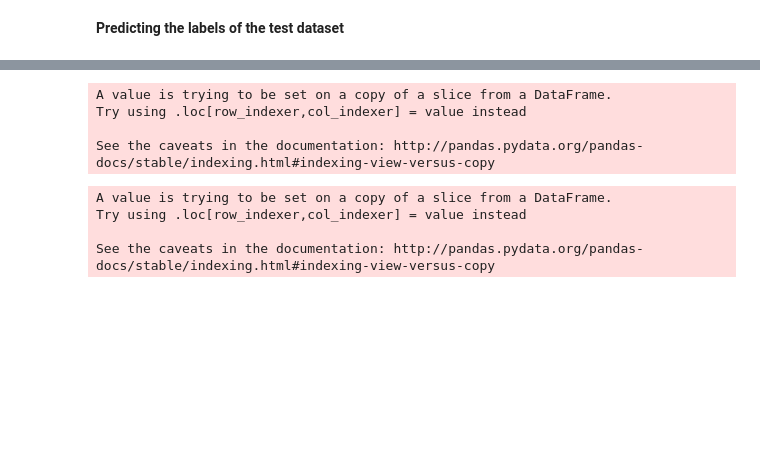
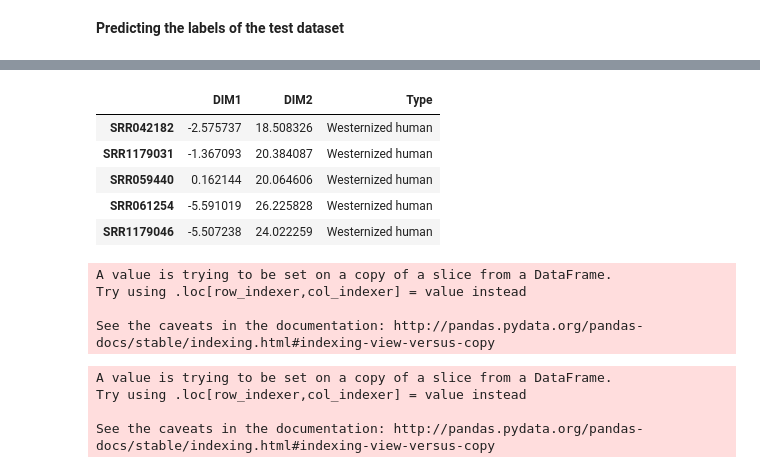
Before and after one commit to maxibor/coproid-article, a Jupyter notebook: figures/figure3/figure3.ipynb, the cells around one changed output, grey strips where cells are left out. Cells and saved outputs as stored; diff of their text form; code cells hidden in the pictures; blank space fills up the shorter version.

```diff
--- a/figures/figure3/figure3.ipynb
+++ b/figures/figure3/figure3.ipynb
@@ -32,3 +44,9 @@ source_labels = source_labels.set_index(source_labels.index.str.replace(" ",""))
+# %%
+tmp = source_labels.merge(indian_metadata['Type'], left_index = True, right_index = True, how= 'left')
+# %%
+tmp['Type_z'] =  np.where(tmp['Study'] == 'Indian Microbiome',  tmp['Type_y'], tmp['Type_x'])
+# %%
+source_labels['Type'] = tmp['Type_z']
 # %%
 def gmpr_size_factor(col, ar):
     pr = np.apply_along_axis(lambda x: np.divide(ar[:, col], x), 0, ar)
@@ -109,0 +156,4 @@ train_embed_plot['Type'] = pd.Categorical(train_embed_plot['Type'], categories=[
+# %%
+source_labels['Type'] = (source_labels['Type'].str.replace('Indian Rural','Non Westernized human')
+                                                  .replace('Indian Urban','Westernized human')
+                                                  .replace('Non Westernized Human', 'Non Westernized human'))
@@ -242,4 +281,13 @@ combined_test = test_ds.append(predict_ds)
 combined_test['ml'] = ['Actual']*test_ds.shape[0]+['Predicted']*predict_ds.shape[0]
 # %%
 combined_test['ml'] = combined_test['ml'].astype('category').cat.reorder_categories(['Actual','Predicted'])
+# %%
+test_ds.head()
+# %% [output]
+|  | DIM1 | DIM2 | Type |
+| SRR042182 | -2.575737 | 18.508326 | Westernized human |
+| SRR1179031 | -1.367093 | 20.384087 | Westernized human |
+| SRR059440 | 0.162144 | 20.064606 | Westernized human |
+| SRR061254 | -5.591019 | 26.225828 | Westernized human |
+| SRR1179046 | -5.507238 | 24.022259 | Westernized human |
 # %%
```
Also changed, not shown: parts of 20 cells of this notebook, 5 other files.
